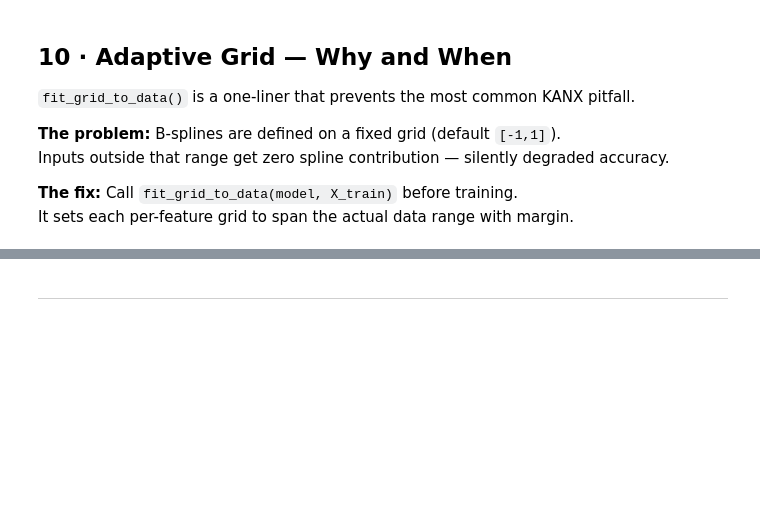
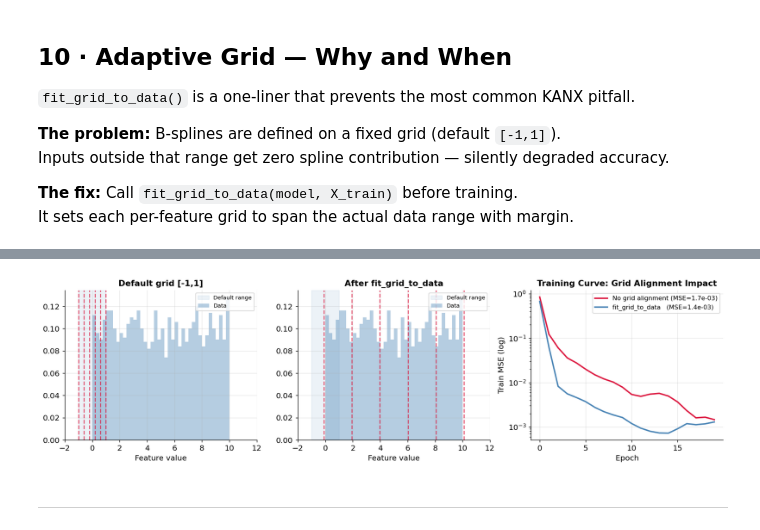
Before and after one commit to Mattral/Kolmogorov-Arnold-Networks, a Jupyter notebook: notebooks/quickstart.ipynb, the cells around one changed output, grey strips where cells are left out. Cells and saved outputs as stored; diff of their text form; code cells hidden in the pictures; blank space fills up the shorter version.

```diff
--- a/notebooks/quickstart.ipynb
+++ b/notebooks/quickstart.ipynb
@@ -281,20 +383,23 @@ matrix_kan = MatrixKAN(
     grid_size    = 5,
     spline_order = 3,
 )
-print(f"MatrixKAN parameters: {matrix_kan.count_params():,}")
+
+# Ensure matrix_kan is on the same device as model_torch
+device = next(model_torch.parameters()).device
+matrix_kan.to(device)
+
+print(f"MatrixKAN parameters: {sum(p.numel() for p in matrix_kan.parameters() if p.requires_grad):,}")
 
 # ── Copy weights from trained TorchKAN for fair parity comparison ─────────────
-for l_src, l_dst in zip(model_torch.linear_layers, matrix_kan.linear_layers):
-    l_dst.spline_w.data.copy_(l_src.spline_w.data)
-    l_dst.base_w.data.copy_(l_src.base_w.data)
-    l_dst.grid.data.copy_(l_src.grid.data)
-    l_dst.grid_ext.data.copy_(l_src.grid_ext.data)
-print("Weights copied from trained TorchKAN ✓")
+matrix_kan.load_state_dict(model_torch.state_dict())
+print("Weights copied from trained TorchKAN via state_dict ✓")
 
 # ── Numerical parity ──────────────────────────────────────────────────────────
 with torch.no_grad():
-    y_kan    = model_torch(X_te_t)
-    y_mkan   = matrix_kan(X_te_t)
+    # Ensure input tensor is on the same device as the models
+    X_te_device = X_te_t.to(device)
+    y_kan    = model_torch(X_te_device)
+    y_mkan   = matrix_kan(X_te_device)
 
 max_err = (y_kan - y_mkan).abs().max().item()
 print(f"MatrixKAN vs KAN max absolute error: {max_err:.2e}  (spec: ≤ 1e-4)")
@@ -780,6 +1118,8 @@ Inputs outside that range get zero spline contribution — silently degraded acc
 It sets each per-feature grid to span the actual data range with margin.
 # %%
 # ── Demonstrate the silent-zero problem ───────────────────────────────────────
+import tensorflow as tf
+
 # Data with range [0, 10] — far outside default [-1,1]
 rng2 = np.random.default_rng(42)
 X_oor_train = rng2.uniform(0, 10, (2000, 2))
@@ -789,13 +1129,17 @@ y_oor_test   = np.sin(X_oor_test[:, 0])  + np.cos(X_oor_test[:, 1])
 
 # Model WITHOUT fit_grid_to_data
 m_no_grid  = KAN([2, 32, 1])
-h_no, _    = m_no_grid.fit(X_oor_train, y_oor_train, epochs=20, lr=1e-2, verbose=False)
+m_no_grid.build(input_shape=(None, 2))
+m_no_grid.compile(optimizer=tf.keras.optimizers.Adam(learning_rate=1e-2), loss='mse')
+history_no = m_no_grid.fit(X_oor_train, y_oor_train, epochs=20, verbose=False)
 mse_no     = np.mean((m_no_grid.predict(X_oor_test).ravel() - y_oor_test)**2)
 
 # Model WITH fit_grid_to_data
 m_with_grid = KAN([2, 32, 1])
+m_with_grid.build(input_shape=(None, 2))
 fit_grid_to_data(m_with_grid, X_oor_train)   # ← the fix
-h_with, _   = m_with_grid.fit(X_oor_train, y_oor_train, epochs=20, lr=1e-2, verbose=False)
+m_with_grid.compile(optimizer=tf.keras.optimizers.Adam(learning_rate=1e-2), loss='mse')
+history_with = m_with_grid.fit(X_oor_train, y_oor_train, epochs=20, verbose=False)
 mse_with    = np.mean((m_with_grid.predict(X_oor_test).ravel() - y_oor_test)**2)
 
 print(f"Data range: [{X_oor_train.min():.1f}, {X_oor_train.max():.1f}] — outside default [-1,1]")
@@ -806,28 +1159,31 @@ print(f"Improvement: {mse_no / mse_with:.0f}× lower MSE with grid alignment")
 # %%
 # ── Visualise: grid before vs after ──────────────────────────────────────────
 fig, axes = plt.subplots(1, 3, figsize=(14, 4))
 
 x_vis = np.linspace(-1, 12, 300)[:, None]
 
 for ax, title, grid_knots in [
     (axes[0], "Default grid [-1,1]",   np.linspace(-1, 1, 6)),
     (axes[1], "After fit_grid_to_data", np.linspace(-0.1, 10.1, 6)),
 ]:
     for knot in grid_knots:
         ax.axvline(knot, color="crimson", linewidth=1.5, linestyle="--", alpha=0.7)
     ax.axvspan(-1, 1, alpha=0.1, color="steelblue", label="Default range")
     ax.hist(X_oor_train[:, 0], bins=40, density=True, alpha=0.4, color="steelblue", label="Data")
     ax.set_xlim(-2, 12); ax.set_title(title)
     ax.set_xlabel("Feature value"); ax.legend(fontsize=8)
 
-axes[2].semilogy(h_no,   label=f"No grid alignment (MSE={mse_no:.1e})", color="crimson", linewidth=2)
-axes[2].semilogy(h_with, label=f"fit_grid_to_data   (MSE={mse_with:.1e})", color="steelblue", linewidth=2)
+# Use the correct variable names from the previous cell and access .history['loss']
+axes[2].semilogy(history_no.history['loss'],   label=f"No grid alignment (MSE={mse_no:.1e})", color="crimson", linewidth=2)
+axes[2].semilogy(history_with.history['loss'], label=f"fit_grid_to_data   (MSE={mse_with:.1e})", color="steelblue", linewidth=2)
 axes[2].set_xlabel("Epoch"); axes[2].set_ylabel("Train MSE (log)")
 axes[2].set_title("Training Curve: Grid Alignment Impact"); axes[2].legend(fontsize=9)
 
 plt.tight_layout()
 plt.savefig("/tmp/grid_alignment.png", bbox_inches="tight")
 plt.show()
+# %% [output]
+[figure, added]
 # %% [markdown]
 ---
 # %% [markdown]
```
Also changed, not shown: parts of 50 cells of this notebook.
